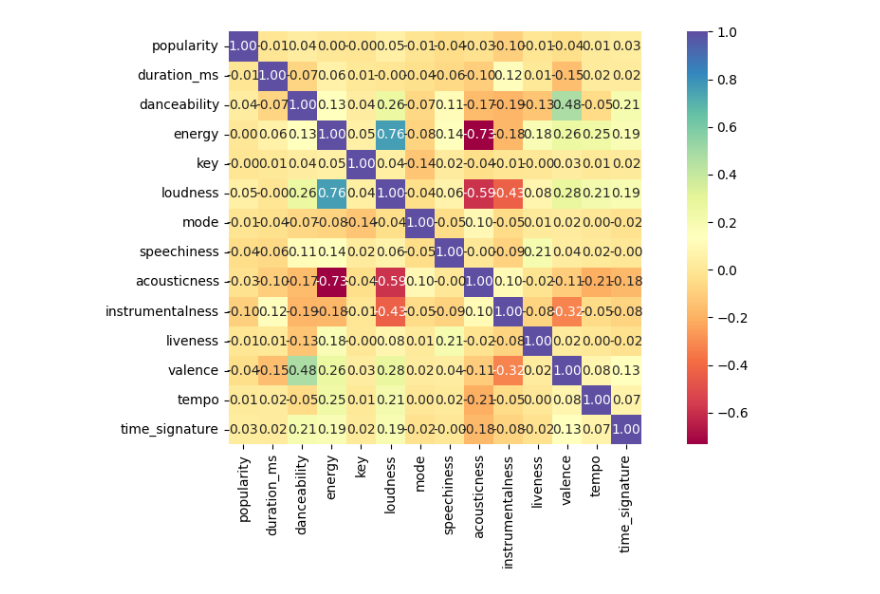
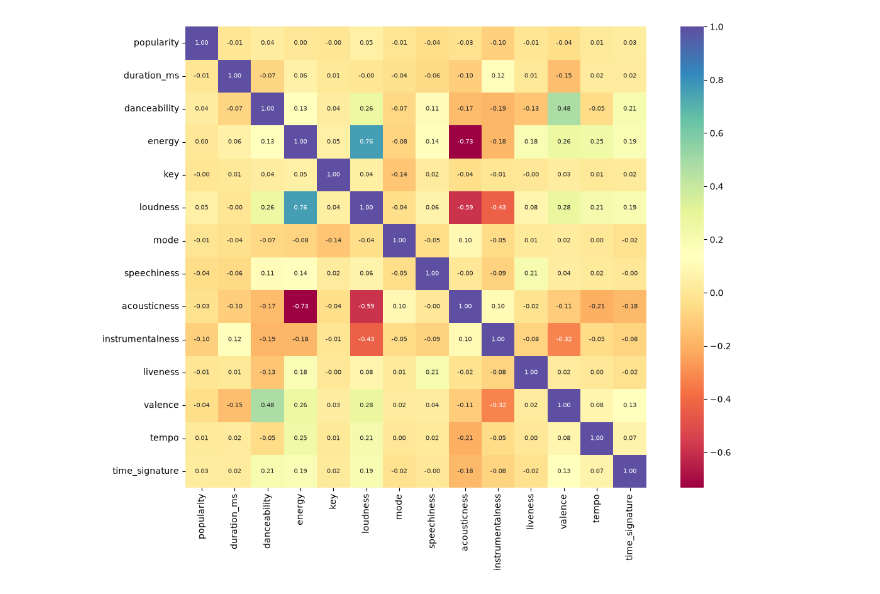
Before and after one commit to AmandaElisa/gems-finder-tic-ia2, a Jupyter notebook: notebook/gems_finder_eda.ipynb, the cells around one changed output. Drawn from its saved outputs; the diff is of its cells as text; code cells hidden in the pictures.

```diff
--- a/notebook/gems_finder_eda.ipynb
+++ b/notebook/gems_finder_eda.ipynb
@@ -67,0 +49,22 @@ Length: 106, dtype: int64
+# %%
+from pathlib import Path
+
+import pandas as pd
+
+# Procura o dataset a partir do notebook e da raiz do repo, nessa ordem.
+CANDIDATOS = [
+    Path("../data/raw/dataset_spotify_raw.csv"),
+    Path("data/raw/dataset_spotify_raw.csv"),
+]
+CAMINHO = next((c for c in CANDIDATOS if c.exists()), None)
+
+if CAMINHO is None:
+    # Fallback para quem estiver no Colab: monta o Drive e usa a cópia de lá.
+    from google.colab import drive
+    drive.mount("/content/drive")
+    CAMINHO = Path("/content/drive/MyDrive/dataset(in).csv")
+
+df = pd.read_csv(CAMINHO)
+print(f"Carregado de: {CAMINHO}")
+print(f"{len(df):,} faixas · {len(df.columns)} colunas")
+df.head()
@@ -67,0 +81,5 @@ Length: 106, dtype: int64
+# %%
+# A coluna "Unnamed: 0" é só o índice que veio salvo no CSV, não é informação.
+if "Unnamed: 0" in df.columns:
+    df = df.drop(columns="Unnamed: 0")
+df.info()
@@ -86,7 +224,8 @@ oi df = df.drop(columns='Unnamed: 0')
 # %%
-#pega apenas as colunas numericas para entender a correlação das colunas
-numeric_df = df.select_dtypes(include=['number'])
-display(numeric_df.corr())
+# Só as colunas numéricas entram na matriz de correlação.
+numeric_df = df.select_dtypes(include=["number"])
+df_corr = numeric_df.corr()
+display(df_corr)
 # %% [output]
 |  | popularity | duration_ms | danceability | energy | key | loudness | mode | speechiness | acousticness | ... |
 | popularity | 1.000000 | -0.007101 | 0.035448 | 0.001056 | -0.003853 | 0.050423 | -0.013931 | -0.044927 | -0.025472 | ... |
@@ -106,9 +245,10 @@ display(numeric_df.corr())
 # %%
 import matplotlib.pyplot as plt
 import seaborn as sns
-# plotando o  heatmap
-fig, ax = plt.subplots(figsize=(10, 6))
-sns.heatmap(df_corr, fmt='.2f', square=True, linecolor='white', annot=True, cmap="Spectral");
+
+fig, ax = plt.subplots(figsize=(12, 9))
+sns.heatmap(df_corr, fmt=".2f", square=True, linecolor="white",
+            annot=True, annot_kws={"size": 7}, cmap="Spectral", ax=ax)
 plt.tight_layout()
 # %% [output]
-[figure, old version]
+[figure, new version]
```
Also changed, not shown: parts of 33 cells of this notebook, 1 other file.
